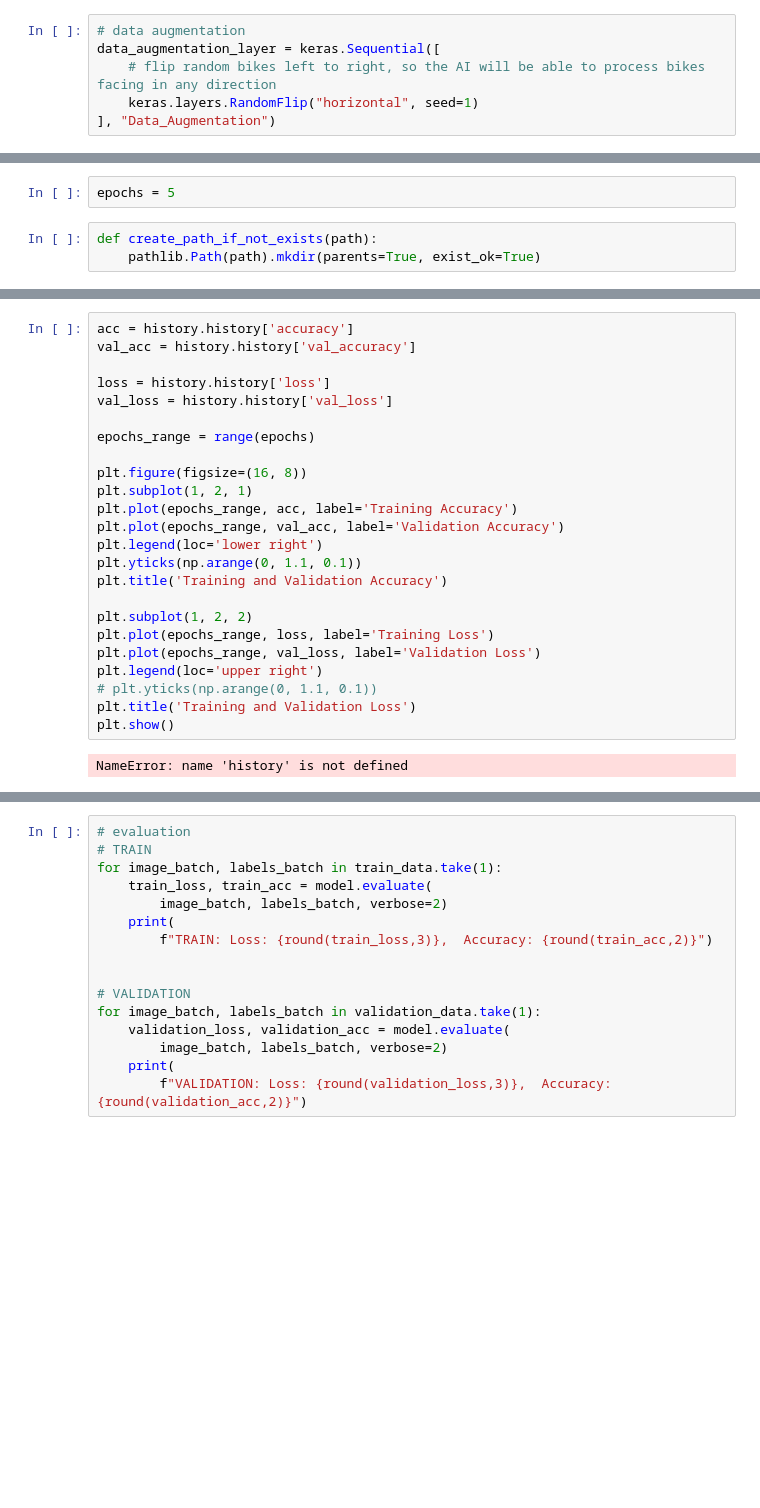
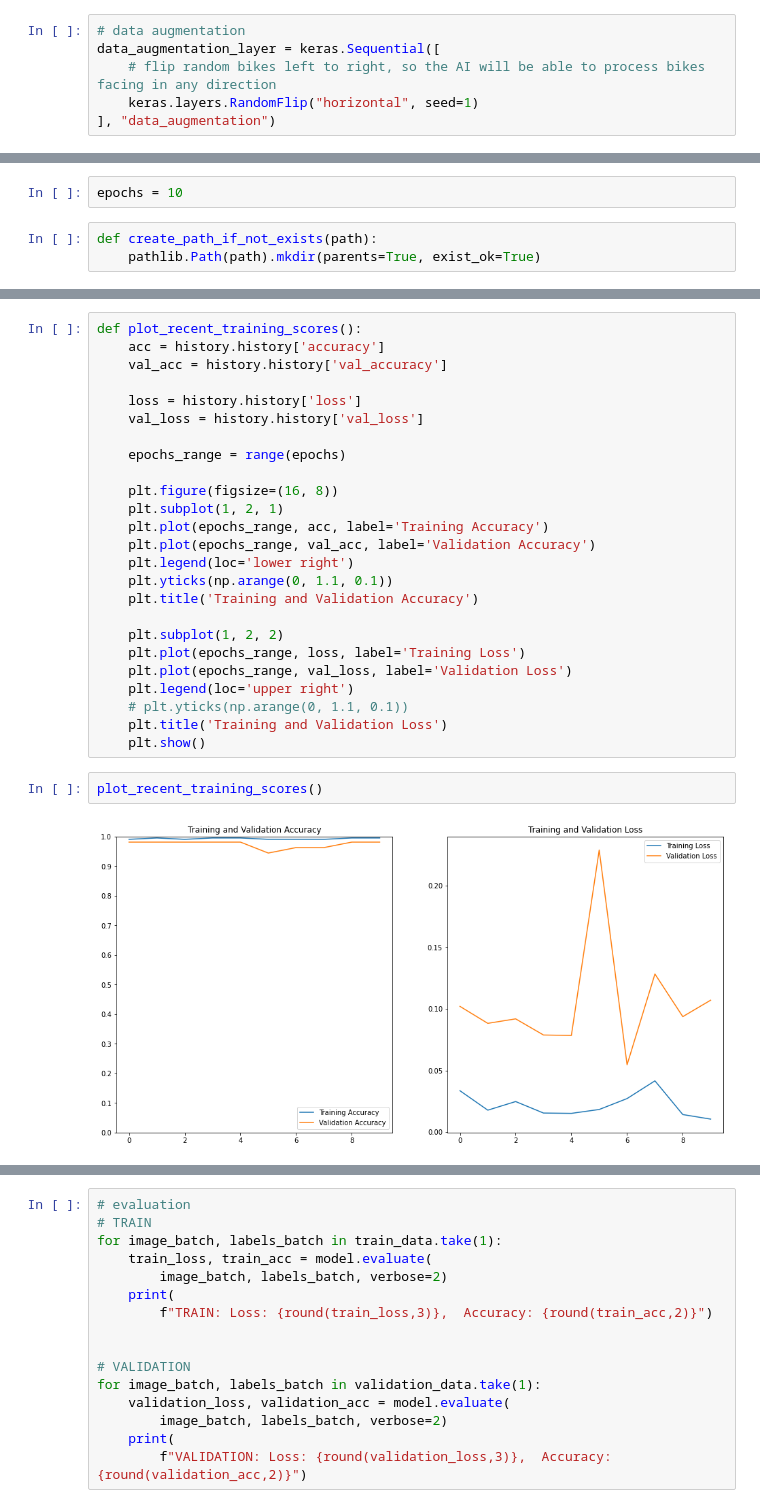
Before and after one commit to Oshimani/machine-learning-project, a Jupyter notebook: 03_Project.ipynb, the cells around one changed output, grey strips where cells are left out. Drawn from its saved outputs; the diff is of its cells as text; blank space fills up the shorter version.

```diff
--- a/03_Project.ipynb
+++ b/03_Project.ipynb
@@ -166,7 +169,7 @@ for images, _ in train_data.take(1):
 data_augmentation_layer = keras.Sequential([
     # flip random bikes left to right, so the AI will be able to process bikes facing in any direction
     keras.layers.RandomFlip("horizontal", seed=1)
-], "Data_Augmentation")
+], "data_augmentation")
 # %%
 # visualize data augmentation
 plt.figure(figsize=(10, 10))
@@ -220,7 +224,7 @@ model.compile(
     metrics=["accuracy"]
 )
 # %%
-epochs = 5
+epochs = 10
 # %%
 def create_path_if_not_exists(path):
     pathlib.Path(path).mkdir(parents=True, exist_ok=True)
@@ -269,29 +332,32 @@ Epoch 5/5
 # %%
-acc = history.history['accuracy']
-val_acc = history.history['val_accuracy']
+def plot_recent_training_scores():
+    acc = history.history['accuracy']
+    val_acc = history.history['val_accuracy']
 
-loss = history.history['loss']
-val_loss = history.history['val_loss']
+    loss = history.history['loss']
+    val_loss = history.history['val_loss']
 
-epochs_range = range(epochs)
+    epochs_range = range(epochs)
 
-plt.figure(figsize=(16, 8))
-plt.subplot(1, 2, 1)
-plt.plot(epochs_range, acc, label='Training Accuracy')
-plt.plot(epochs_range, val_acc, label='Validation Accuracy')
-plt.legend(loc='lower right')
-plt.yticks(np.arange(0, 1.1, 0.1))
-plt.title('Training and Validation Accuracy')
+    plt.figure(figsize=(16, 8))
+    plt.subplot(1, 2, 1)
+    plt.plot(epochs_range, acc, label='Training Accuracy')
+    plt.plot(epochs_range, val_acc, label='Validation Accuracy')
+    plt.legend(loc='lower right')
+    plt.yticks(np.arange(0, 1.1, 0.1))
+    plt.title('Training and Validation Accuracy')
 
-plt.subplot(1, 2, 2)
-plt.plot(epochs_range, loss, label='Training Loss')
-plt.plot(epochs_range, val_loss, label='Validation Loss')
-plt.legend(loc='upper right')
-# plt.yticks(np.arange(0, 1.1, 0.1))
-plt.title('Training and Validation Loss')
-plt.show()
+    plt.subplot(1, 2, 2)
+    plt.plot(epochs_range, loss, label='Training Loss')
+    plt.plot(epochs_range, val_loss, label='Validation Loss')
+    plt.legend(loc='upper right')
+    # plt.yticks(np.arange(0, 1.1, 0.1))
+    plt.title('Training and Validation Loss')
+    plt.show()
-# %% [output]
-NameError: name 'history' is not defined
+# %%
+plot_recent_training_scores()
+# %% [output]
+[figure, added]
 # %%
 model.summary()
 # %% [output]
```
Also changed, not shown: parts of 14 cells of this notebook, 12 other files.
